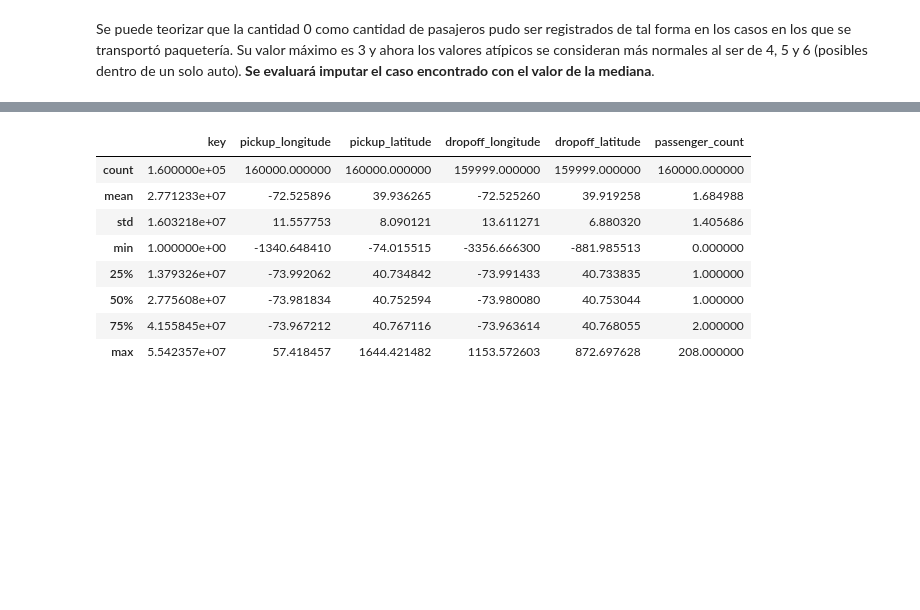
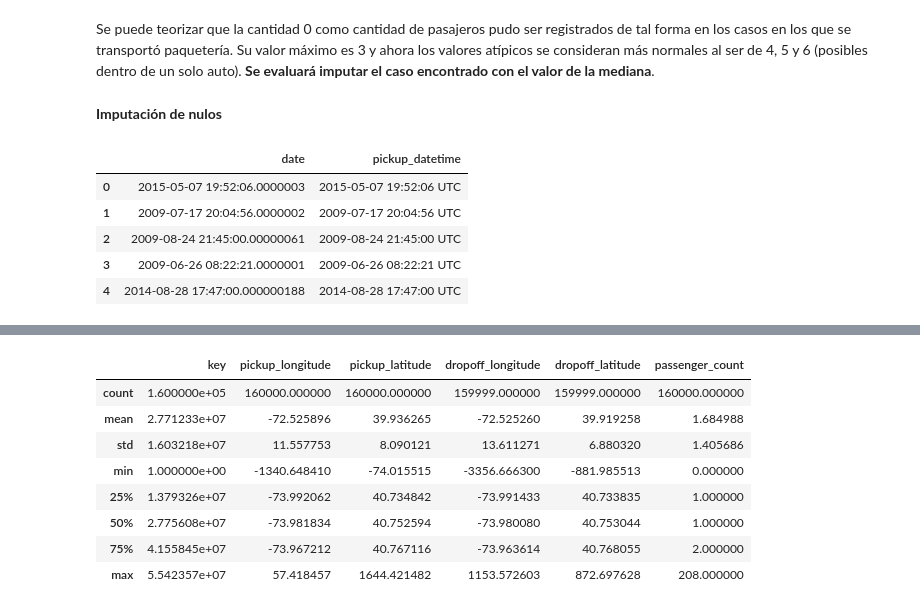
Before and after one commit to CaroRuiz92/AA1-TUIA-2025C2-Ruiz-Quispe, a Jupyter notebook: TP-Regresion-AA1-2025C1.ipynb, the cells around one changed output, grey strips where cells are left out. Saved outputs shown, nothing was run; the diff lists cells and outputs as text; code cells hidden in the pictures; blank space fills up the shorter version.

```diff
--- a/TP-Regresion-AA1-2025C1.ipynb
+++ b/TP-Regresion-AA1-2025C1.ipynb
@@ -190,3 +165,21 @@ plt.show()
 [figure]
 # %% [markdown]
 Se puede teorizar que la cantidad 0 como cantidad de pasajeros pudo ser registrados de tal forma en los casos en los que se transportó paquetería. Su valor máximo es 3 y ahora los valores atípicos se consideran más normales al ser de 4, 5 y 6 (posibles dentro de un solo auto). **Se evaluará imputar el caso encontrado con el valor de la mediana**.
+# %% [markdown]
+**Imputación de nulos**
+# %%
+df_limpio = df.copy()
+# %%
+# Se imputa el valor que tenía un nulo en bajadas ya que no ayudaría en el modelo predictivo
+df_limpio = df_limpio.dropna()
+# %%
+# Se bien no hay valores con errores analizados previamente, se decide eliminar la columna 'date'
+# por ser tecnicamente igual a pickup_datetime
+df_limpio[['date', 'pickup_datetime']].head()
+# %% [output]
+|  | date | pickup_datetime |
+| 0 | 2015-05-07 19:52:06.0000003 | 2015-05-07 19:52:06 UTC |
+| 1 | 2009-07-17 20:04:56.0000002 | 2009-07-17 20:04:56 UTC |
+| 2 | 2009-08-24 21:45:00.00000061 | 2009-08-24 21:45:00 UTC |
+| 3 | 2009-06-26 08:22:21.0000001 | 2009-06-26 08:22:21 UTC |
+| 4 | 2014-08-28 17:47:00.000000188 | 2014-08-28 17:47:00 UTC |
```
Also changed, not shown: parts of 23 cells of this notebook.
